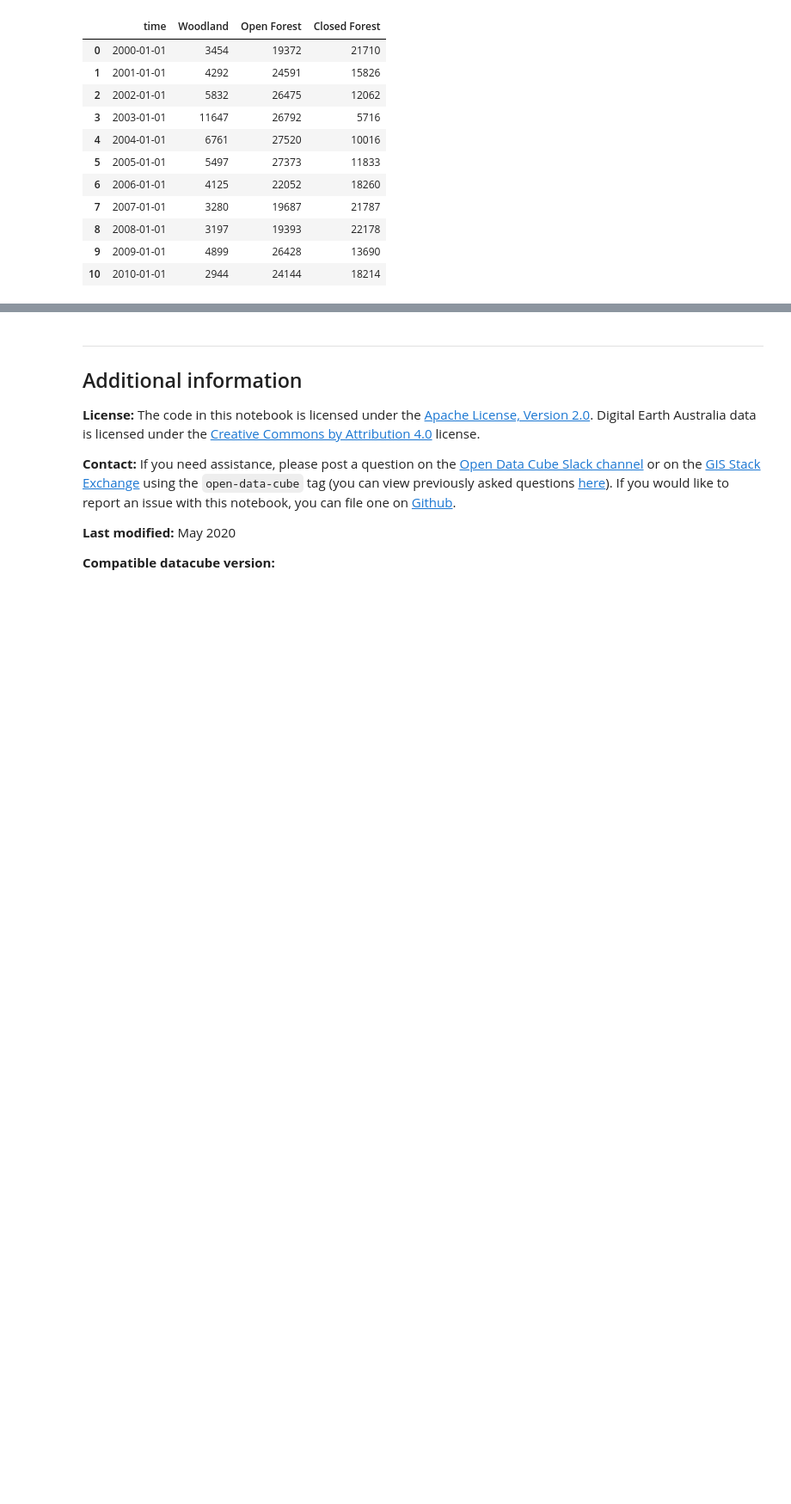
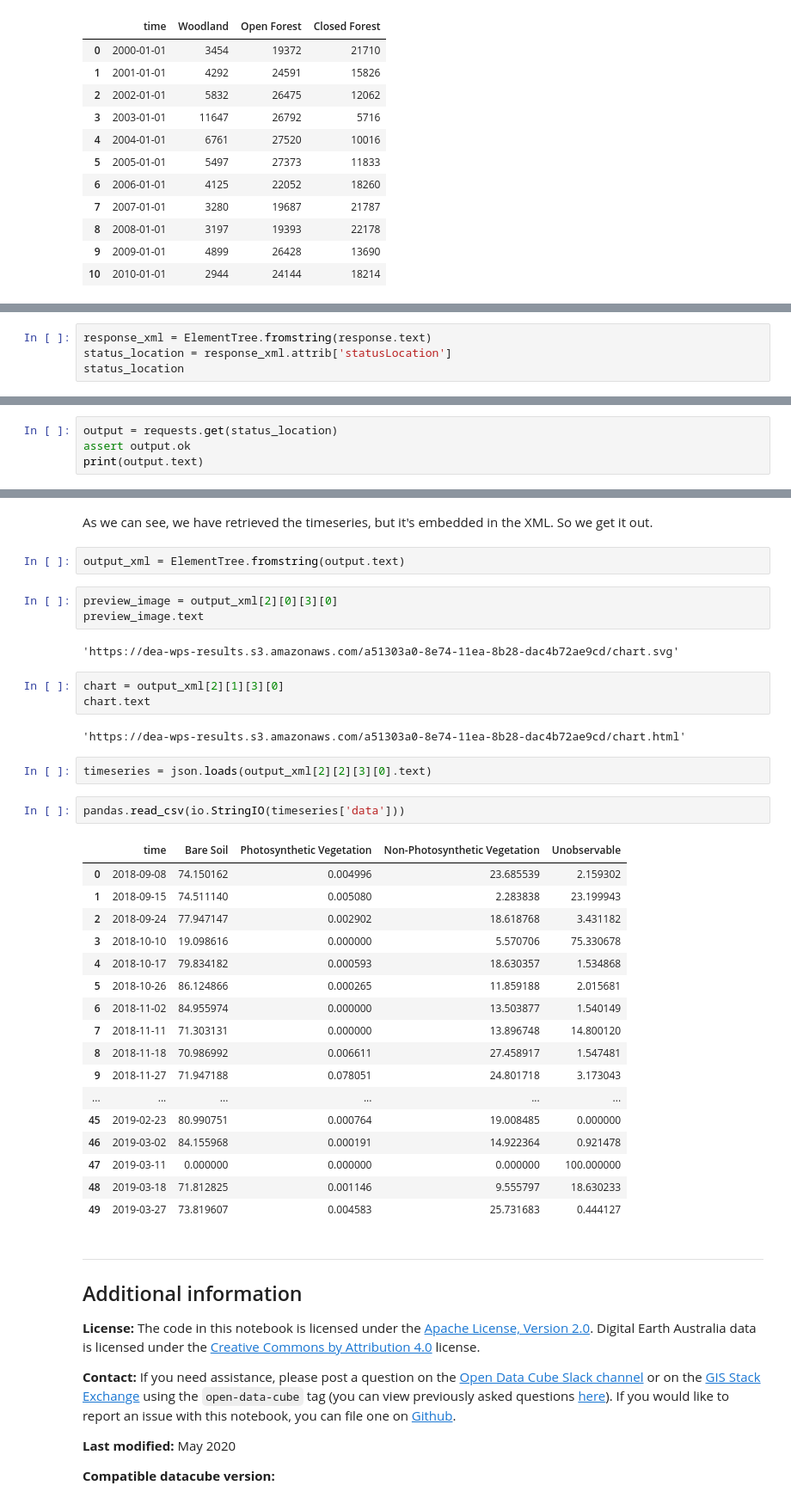
Before and after one commit to mitchest/dea-notebooks, a Jupyter notebook: Real_world_examples/WPS_example.ipynb, the cells around one changed output, grey strips where cells are left out. Shown: that part at 86% size. Saved outputs shown, nothing was run; the diff lists cells and outputs as text; blank space fills up the shorter version.

```diff
--- a/Real_world_examples/WPS_example.ipynb
+++ b/Real_world_examples/WPS_example.ipynb
@@ -354,0 +424,4 @@ result['chart']
+# %%
+response_xml = ElementTree.fromstring(response.text)
+status_location = response_xml.attrib['statusLocation']
+status_location
@@ -354,0 +430,4 @@ result['chart']
+# %%
+output = requests.get(status_location)
+assert output.ok
+print(output.text)
@@ -355,3 +452,39 @@ result['chart']
+# %% [markdown]
+As we can see, we have retrieved the timeseries, but it's embedded in the XML. So we get it out.
+# %%
+output_xml = ElementTree.fromstring(output.text)
+# %%
+preview_image = output_xml[2][0][3][0]
+preview_image.text
+# %% [output]
+'https://dea-wps-results.s3.amazonaws.com/a51303a0-8e74-11ea-8b28-dac4b72ae9cd/chart.svg'
+# %%
+chart = output_xml[2][1][3][0]
+chart.text
+# %% [output]
+'https://dea-wps-results.s3.amazonaws.com/a51303a0-8e74-11ea-8b28-dac4b72ae9cd/chart.html'
+# %%
+timeseries = json.loads(output_xml[2][2][3][0].text)
+# %%
+pandas.read_csv(io.StringIO(timeseries['data']))
+# %% [output]
+|  | time | Bare Soil | Photosynthetic Vegetation | Non-Photosynthetic Vegetation | Unobservable |
+| 0 | 2018-09-08 | 74.150162 | 0.004996 | 23.685539 | 2.159302 |
+| 1 | 2018-09-15 | 74.511140 | 0.005080 | 2.283838 | 23.199943 |
+| 2 | 2018-09-24 | 77.947147 | 0.002902 | 18.618768 | 3.431182 |
+| 3 | 2018-10-10 | 19.098616 | 0.000000 | 5.570706 | 75.330678 |
+| 4 | 2018-10-17 | 79.834182 | 0.000593 | 18.630357 | 1.534868 |
+| 5 | 2018-10-26 | 86.124866 | 0.000265 | 11.859188 | 2.015681 |
+| 6 | 2018-11-02 | 84.955974 | 0.000000 | 13.503877 | 1.540149 |
+| 7 | 2018-11-11 | 71.303131 | 0.000000 | 13.896748 | 14.800120 |
+| 8 | 2018-11-18 | 70.986992 | 0.006611 | 27.458917 | 1.547481 |
+| 9 | 2018-11-27 | 71.947188 | 0.078051 | 24.801718 | 3.173043 |
+| ... | ... | ... | ... | ... | ... |
+| 45 | 2019-02-23 | 80.990751 | 0.000764 | 19.008485 | 0.000000 |
+| 46 | 2019-03-02 | 84.155968 | 0.000191 | 14.922364 | 0.921478 |
+| 47 | 2019-03-11 | 0.000000 | 0.000000 | 0.000000 | 100.000000 |
+| 48 | 2019-03-18 | 71.812825 | 0.001146 | 9.555797 | 18.630233 |
+| 49 | 2019-03-27 | 73.819607 | 0.004583 | 25.731683 | 0.444127 |
 # %% [markdown]
 ***
 
```
Also changed, not shown: parts of 15 cells of this notebook.
